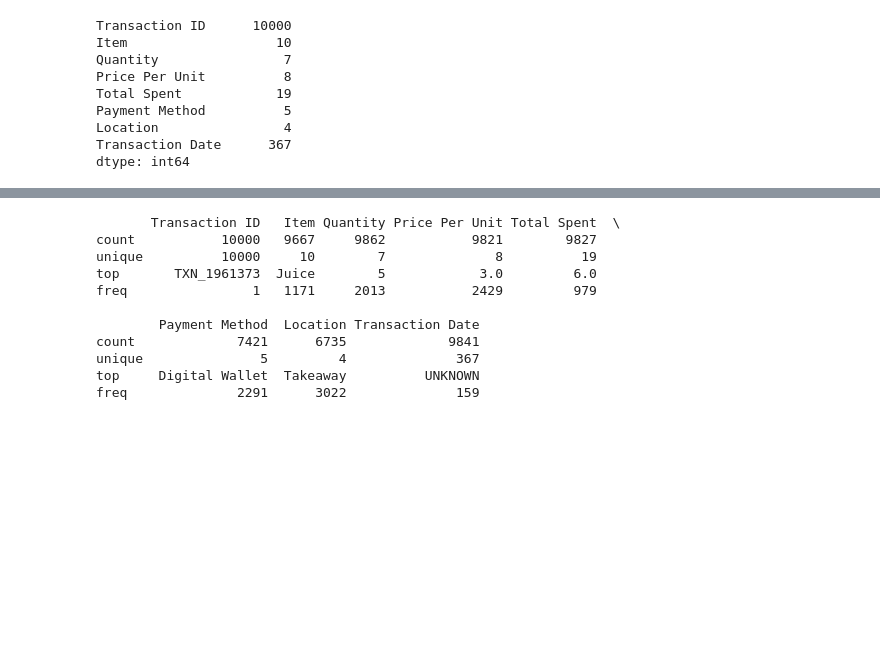
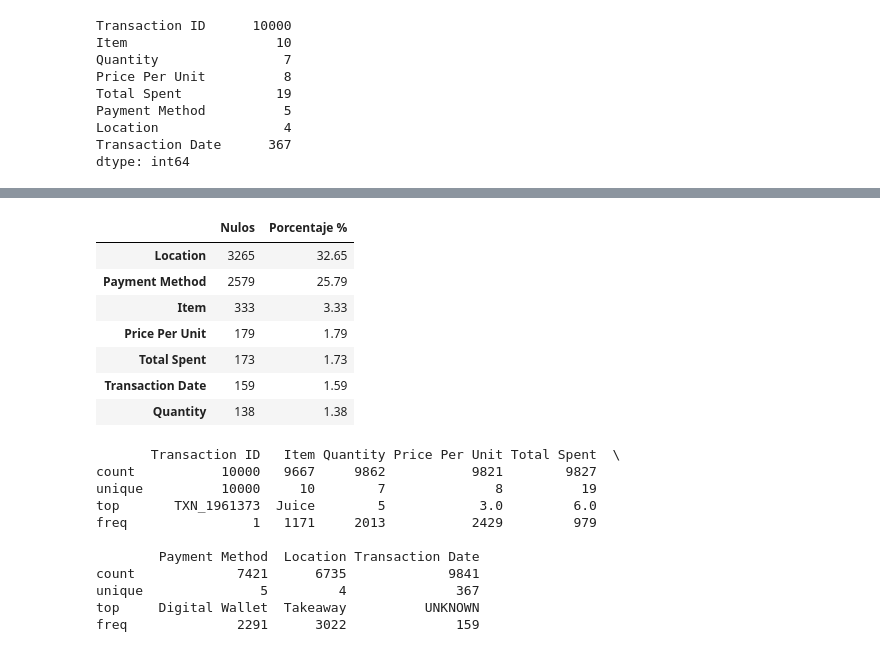
Before and after one commit to florgalarza/cafe_sales, a Jupyter notebook: cafe_sales_project.ipynb, the cells around one changed output, grey strips where cells are left out. Saved outputs shown, nothing was run; the diff lists cells and outputs as text; code cells hidden in the pictures; blank space fills up the shorter version.

```diff
--- a/cafe_sales_project.ipynb
+++ b/cafe_sales_project.ipynb
@@ -90,3 +95,21 @@ dtype: float64
+# %%
+#Funcion para ver cantidad de valores nulos por columna y porcentaje
+def null_report(df):
+    nulls = df.isna().sum()
+    percentage = (df.isna().mean() * 100).round(2)
+    report = pd.DataFrame({'Nulos': nulls, 'Porcentaje %': percentage})
+    return report[report['Nulos'] > 0].sort_values(by='Nulos', ascending=False)
+
+null_report(df)
+# %% [output]
+|  | Nulos | Porcentaje % |
+| Location | 3265 | 32.65 |
+| Payment Method | 2579 | 25.79 |
+| Item | 333 | 3.33 |
+| Price Per Unit | 179 | 1.79 |
+| Total Spent | 173 | 1.73 |
+| Transaction Date | 159 | 1.59 |
+| Quantity | 138 | 1.38 |
 # %%
 #Ver estadistics descriptivas
 print(df.describe())
```
Also changed, not shown: parts of 45 cells of this notebook.
